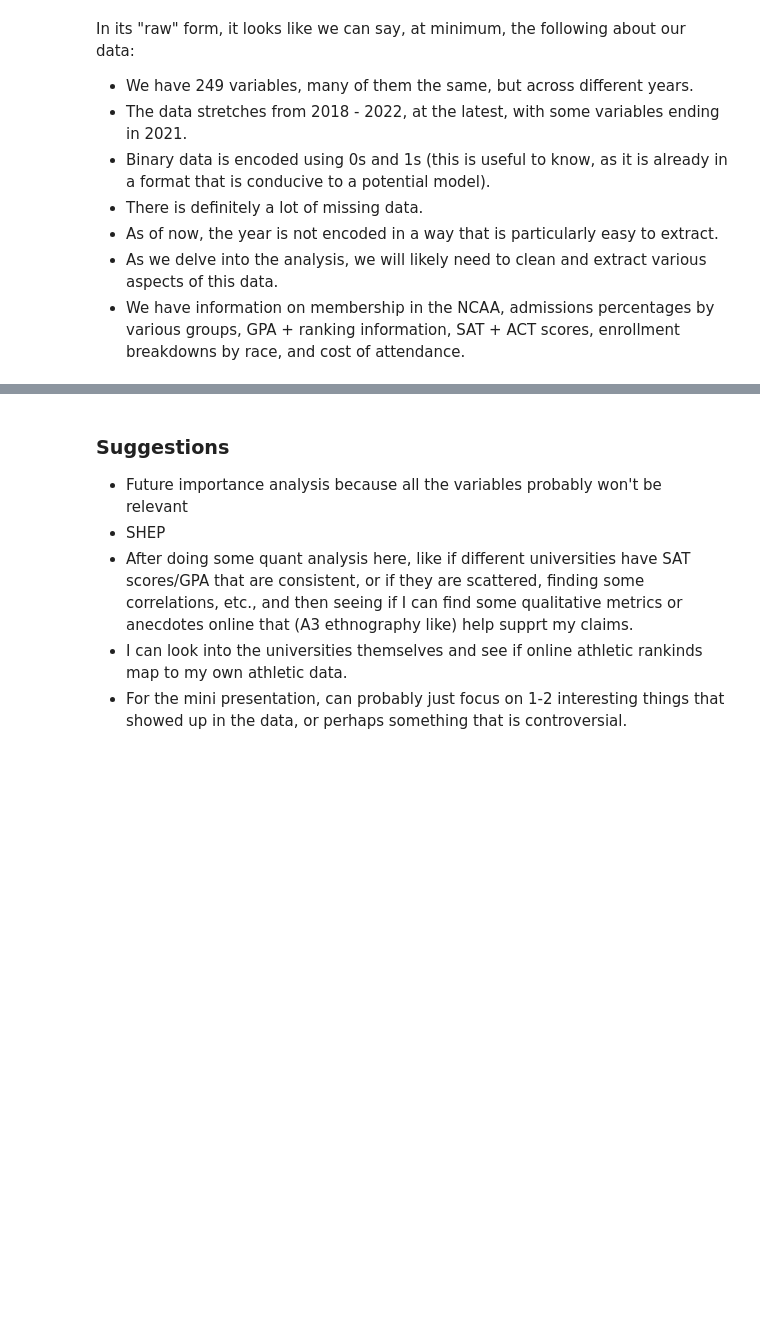
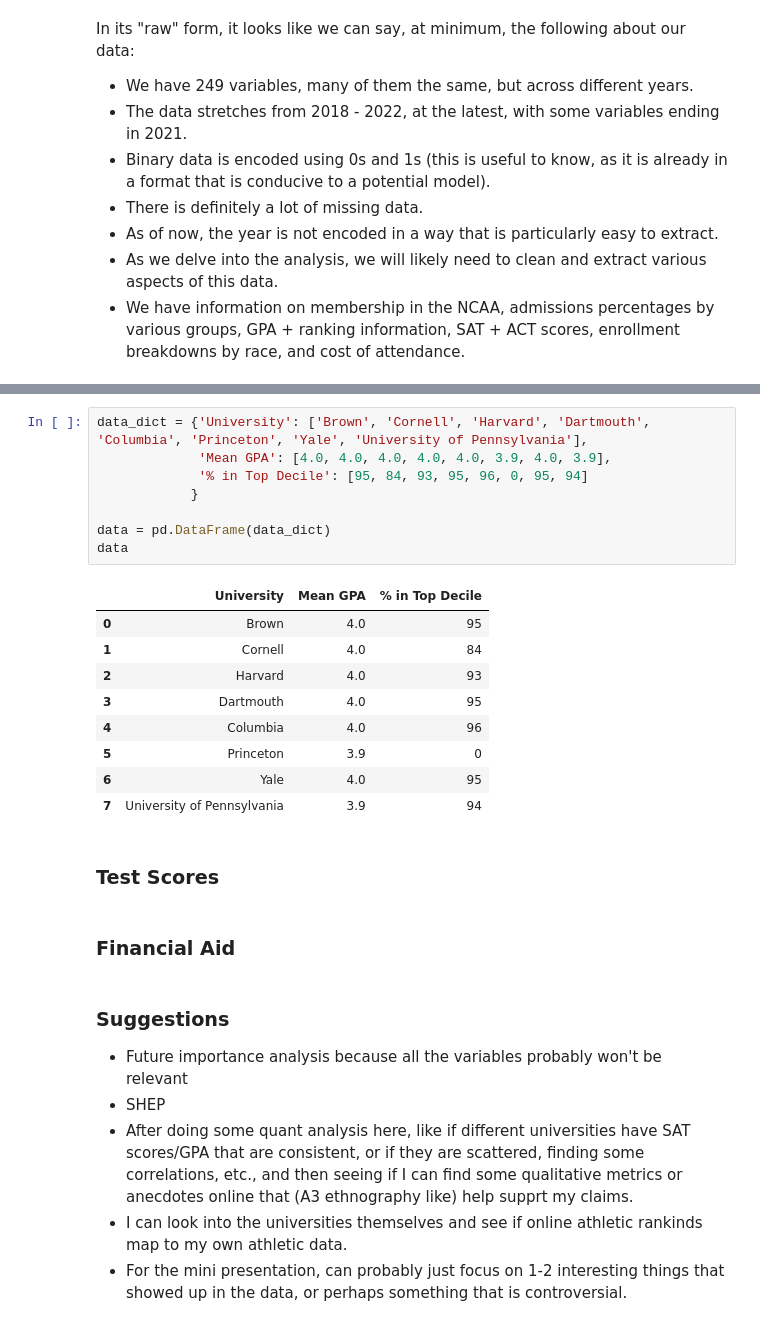
Before and after one commit to Murtz5253/hcde-410-final, a Jupyter notebook: report.ipynb, the cells around one changed output, grey strips where cells are left out. Drawn from its saved outputs; the diff is of its cells as text; blank space fills up the shorter version.

```diff
--- a/report.ipynb
+++ b/report.ipynb
@@ -64,3 +98,25 @@ In its "raw" form, it looks like we can say, at minimum, the following about our
+# %%
+data_dict = {'University': ['Brown', 'Cornell', 'Harvard', 'Dartmouth', 'Columbia', 'Princeton', 'Yale', 'University of Pennsylvania'],
+             'Mean GPA': [4.0, 4.0, 4.0, 4.0, 4.0, 3.9, 4.0, 3.9],
+             '% in Top Decile': [95, 84, 93, 95, 96, 0, 95, 94]
+            }
+
+data = pd.DataFrame(data_dict)
+data
+# %% [output]
+|  | University | Mean GPA | % in Top Decile |
+| 0 | Brown | 4.0 | 95 |
+| 1 | Cornell | 4.0 | 84 |
+| 2 | Harvard | 4.0 | 93 |
+| 3 | Dartmouth | 4.0 | 95 |
+| 4 | Columbia | 4.0 | 96 |
+| 5 | Princeton | 3.9 | 0 |
+| 6 | Yale | 4.0 | 95 |
+| 7 | University of Pennsylvania | 3.9 | 94 |
+# %% [markdown]
+### Test Scores
+# %% [markdown]
+### Financial Aid
 # %% [markdown]
 ### Suggestions
 - Future importance analysis because all the variables probably won't be relevant
```
Also changed, not shown: parts of 8 cells of this notebook, 2 other files.
